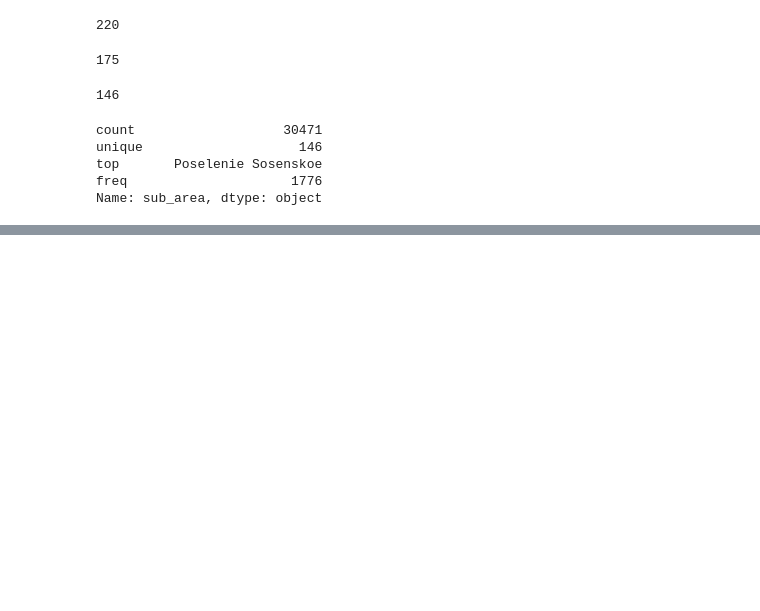
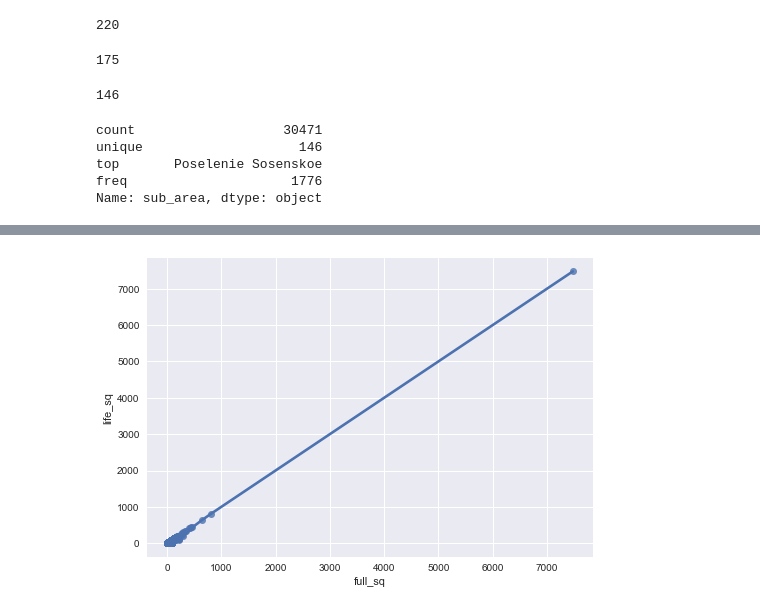
Before and after one commit to kronos455/ideal-octo-robot, a Jupyter notebook: Sberbank.ipynb, the cells around one changed output, grey strips where cells are left out. Cells and saved outputs as stored; diff of their text form; code cells hidden in the pictures; blank space fills up the shorter version.

```diff
--- a/Sberbank.ipynb
+++ b/Sberbank.ipynb
@@ -137,0 +274,2 @@ sber.describe()
+# %%
+sber1 = sber.filter(items=['full_sq', 'life_sq'], axis = 1)
@@ -137,0 +285,2 @@ sber.describe()
+# %%
+sber2 = pd.concat([sber1, sub_area], axis=1)
@@ -137,0 +298,2 @@ sber.describe()
+# %%
+sber2 = sber2.dropna()
@@ -137,0 +302,7 @@ sber.describe()
+# %%
+sber3 = sber2.drop(sber2[(sber2.full_sq > 100) & (sber2.life_sq < 100)].index)
+# %%
+x, y = pd.Series(sber3.full_sq, name="full_sq"), pd.Series(sber3.life_sq, name="life_sq")
+ax = sns.regplot(x=x, y=y, lowess = True, marker="o")
+# %% [output]
+[figure, added]
```
Also changed, not shown: parts of 34 cells of this notebook, 6 other files.
